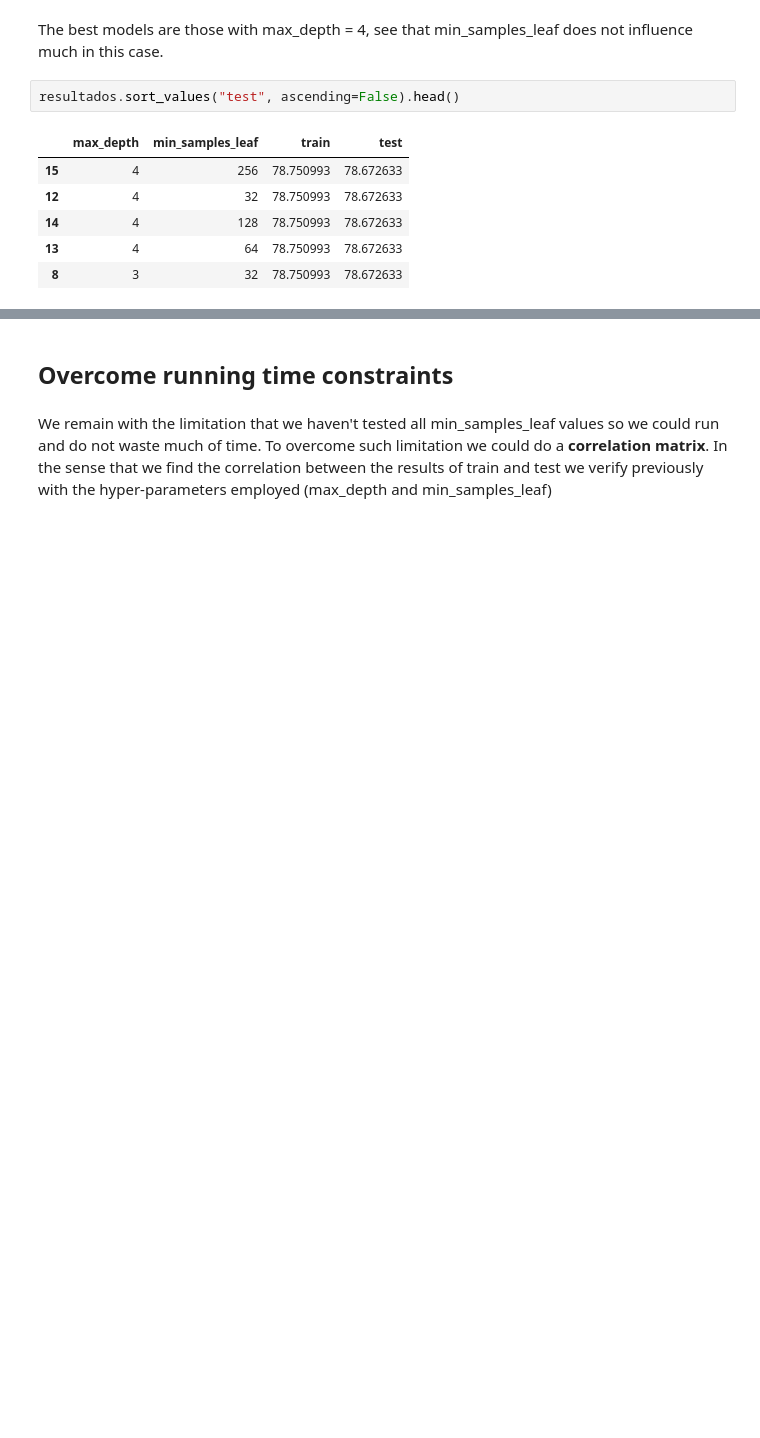
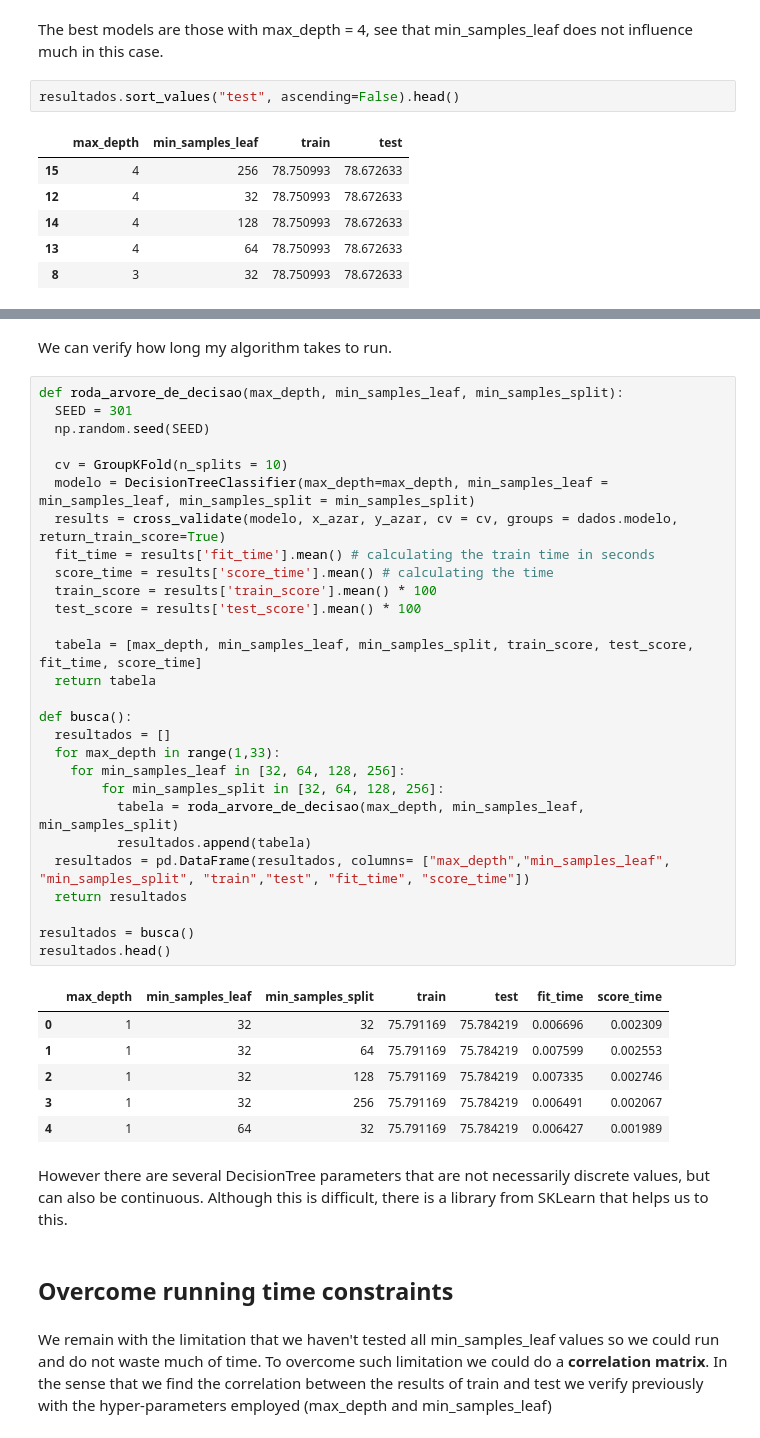
Before and after one commit to MarceloPiemonteRibeiro/learning-Machine-learning, a Jupyter notebook: Optimization/Choosing_parameters_to_optimize_models.ipynb, the cells around one changed output, grey strips where cells are left out. Drawn from its saved outputs; the diff is of its cells as text; blank space fills up the shorter version.

```diff
--- a/Optimization/Choosing_parameters_to_optimize_models.ipynb
+++ b/Optimization/Choosing_parameters_to_optimize_models.ipynb
@@ -514,3 +543,42 @@ resultados.sort_values("test", ascending=False).head()
+# %% [markdown]
+We can verify how long my algorithm takes to run.
+# %%
+def roda_arvore_de_decisao(max_depth, min_samples_leaf, min_samples_split):
+  SEED = 301
+  np.random.seed(SEED)
+
+  cv = GroupKFold(n_splits = 10)
+  modelo = DecisionTreeClassifier(max_depth=max_depth, min_samples_leaf = min_samples_leaf, min_samples_split = min_samples_split)
+  results = cross_validate(modelo, x_azar, y_azar, cv = cv, groups = dados.modelo, return_train_score=True)
+  fit_time = results['fit_time'].mean() # calculating the train time in seconds
+  score_time = results['score_time'].mean() # calculating the time
+  train_score = results['train_score'].mean() * 100
+  test_score = results['test_score'].mean() * 100
+
+  tabela = [max_depth, min_samples_leaf, min_samples_split, train_score, test_score, fit_time, score_time]
+  return tabela
+
+def busca():
+  resultados = []
+  for max_depth in range(1,33):
+    for min_samples_leaf in [32, 64, 128, 256]:
+        for min_samples_split in [32, 64, 128, 256]:
+          tabela = roda_arvore_de_decisao(max_depth, min_samples_leaf, min_samples_split)
+          resultados.append(tabela)
+  resultados = pd.DataFrame(resultados, columns= ["max_depth","min_samples_leaf", "min_samples_split", "train","test", "fit_time", "score_time"])
+  return resultados
+
+resultados = busca()
+resultados.head()
+# %% [output]
+|  | max_depth | min_samples_leaf | min_samples_split | train | test | fit_time | score_time |
+| 0 | 1 | 32 | 32 | 75.791169 | 75.784219 | 0.006696 | 0.002309 |
+| 1 | 1 | 32 | 64 | 75.791169 | 75.784219 | 0.007599 | 0.002553 |
+| 2 | 1 | 32 | 128 | 75.791169 | 75.784219 | 0.007335 | 0.002746 |
+| 3 | 1 | 32 | 256 | 75.791169 | 75.784219 | 0.006491 | 0.002067 |
+| 4 | 1 | 64 | 32 | 75.791169 | 75.784219 | 0.006427 | 0.001989 |
+# %% [markdown]
+However there are several DecisionTree parameters that are not necessarily discrete values, but can also be continuous. Although this is difficult, there is a library from SKLearn that helps us to this.
 # %% [markdown]
 ## Overcome running time constraints
 # %% [markdown]
```
Also changed, not shown: parts of 13 cells of this notebook.
